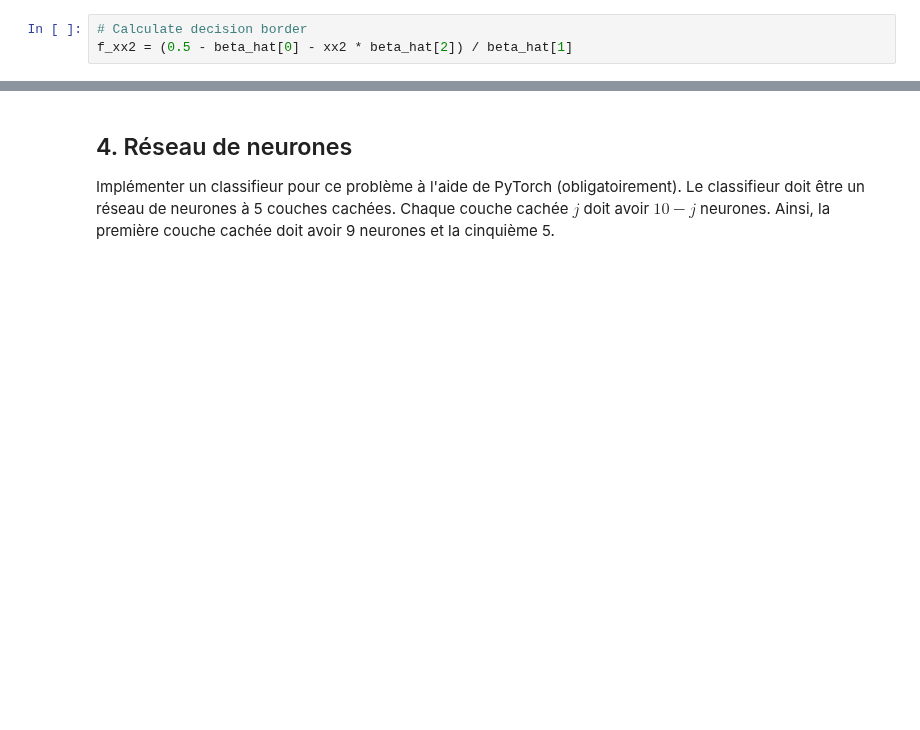
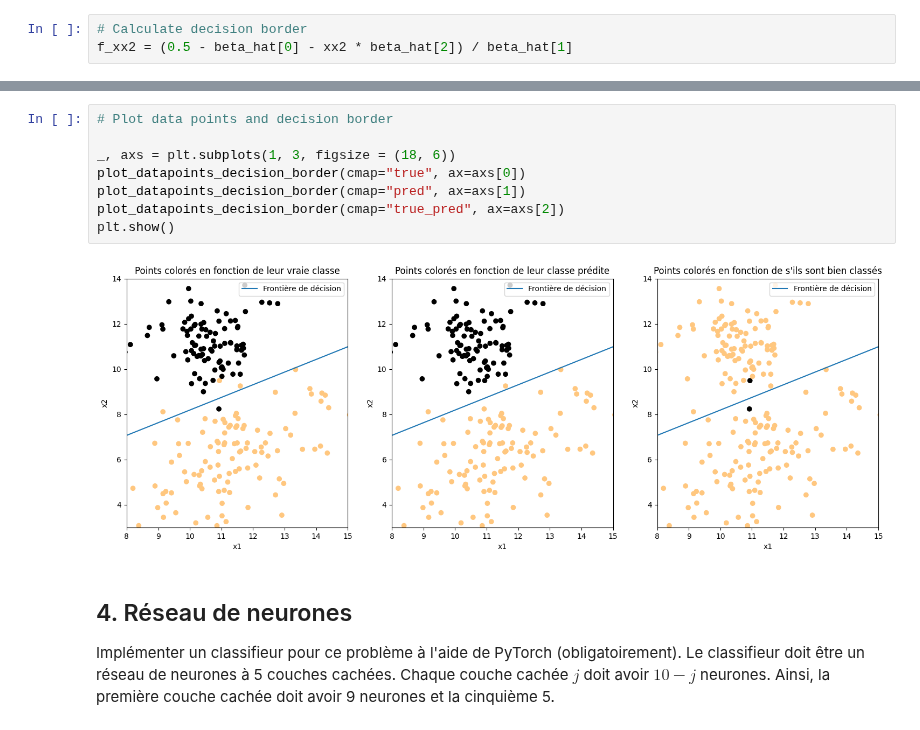
Before and after one commit to jExbrayat/introduction-artificial-intelligence, a Jupyter notebook: projet.ipynb, the cells around one changed output, grey strips where cells are left out. Drawn from its saved outputs; the diff is of its cells as text; blank space fills up the shorter version.

```diff
--- a/projet.ipynb
+++ b/projet.ipynb
@@ -726,3 +834,13 @@ plt.show()
+# %%
+# Plot data points and decision border
+
+_, axs = plt.subplots(1, 3, figsize = (18, 6))
+plot_datapoints_decision_border(cmap="true", ax=axs[0])
+plot_datapoints_decision_border(cmap="pred", ax=axs[1])
+plot_datapoints_decision_border(cmap="true_pred", ax=axs[2])
+plt.show()
+# %% [output]
+[figure, added]
 # %% [markdown]
 ## 4. Réseau de neurones
 Implémenter un classifieur pour ce problème à l'aide de PyTorch (obligatoirement). Le classifieur doit être un réseau de neurones à 5 couches cachées. Chaque couche cachée $ j $ doit avoir $ 10 - j $ neurones. Ainsi, la première couche cachée doit avoir 9 neurones et la cinquième 5.
```
Also changed, not shown: parts of 21 cells of this notebook.
